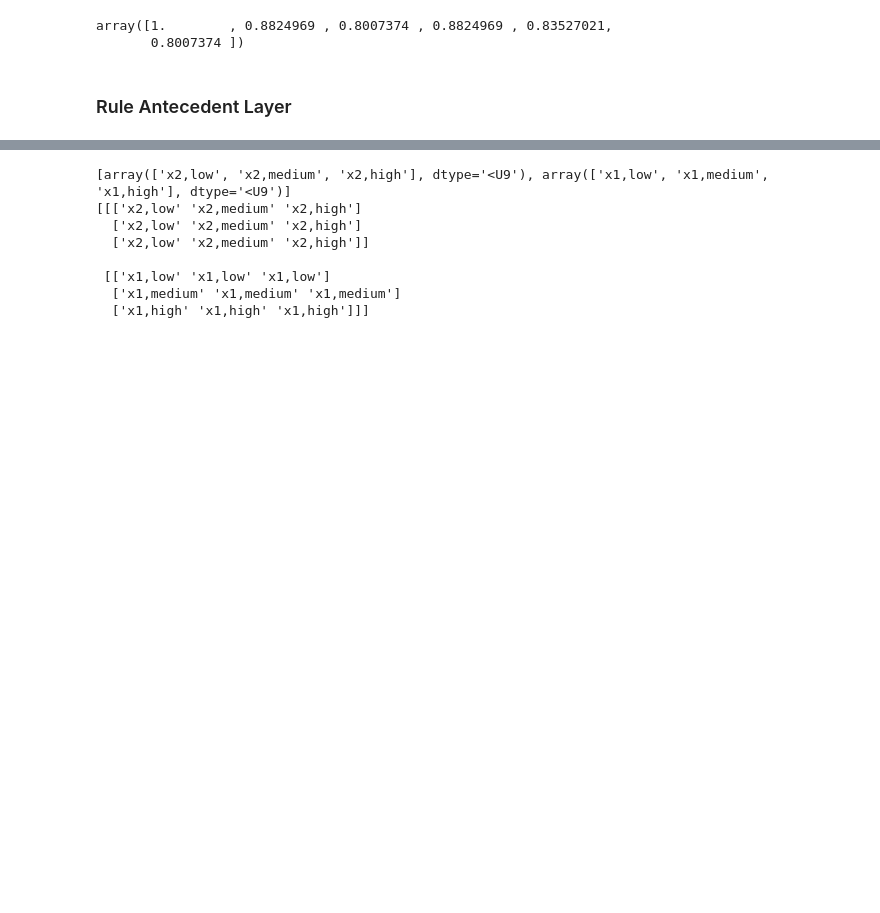
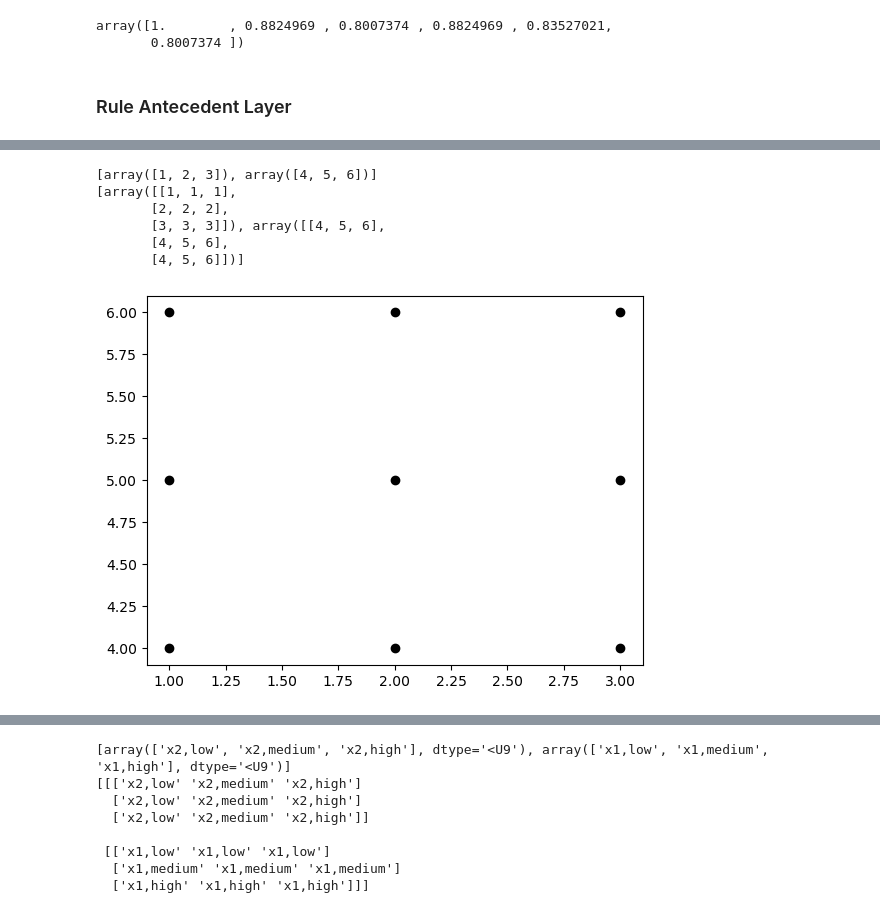
Before and after one commit to juelha/NeuroFuzzyRuleMiner, a Jupyter notebook: notebooks/vec-tryout.ipynb, the cells around one changed output, grey strips where cells are left out. Drawn from its saved outputs; the diff is of its cells as text; code cells hidden in the pictures; blank space fills up the shorter version.

```diff
--- a/notebooks/vec-tryout.ipynb
+++ b/notebooks/vec-tryout.ipynb
@@ -131,0 +166,26 @@ array([ 280,  308,  336,  320,  352,  384,  360,  396,  432,  560,  616,
+# %%
+import matplotlib.pyplot as plt
+#x = np.array([1,2,3,4,5,6, 7,8,9, 10, 11, 12])
+x = np.array([1,2,3,4,5,6])
+
+
+x = np.array_split(x, range(3, len(x), 3))
+
+
+print(x)
+x = np.meshgrid(*x, indexing='ij') # the '*' unpacks x and passes to messgrid
+
+
+#x = np.prod(x, axis=0)#.ravel()
+print(x)
+
+plt.plot(x[0], x[1], marker='o', color='k', linestyle='none')
+plt.show()
+# %% [output]
+[array([1, 2, 3]), array([4, 5, 6])]
+[array([[1, 1, 1],
+       [2, 2, 2],
+       [3, 3, 3]]), array([[4, 5, 6],
+       [4, 5, 6],
+       [4, 5, 6]])]
+[figure, added]
```
Also changed, not shown: parts of 5 cells of this notebook, 26 other files.
